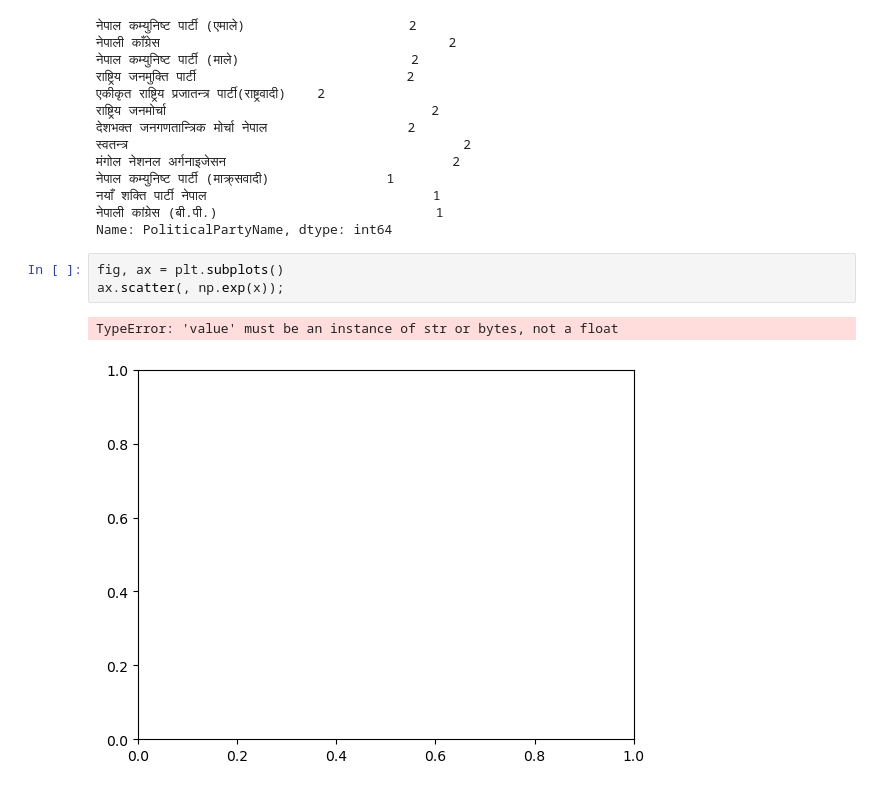
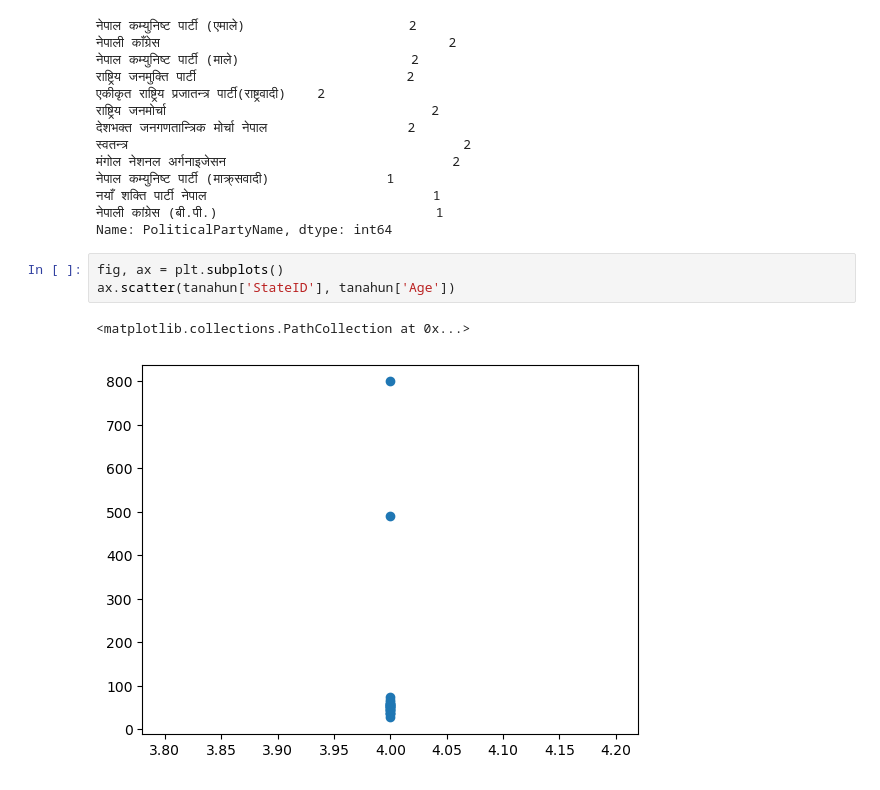
Before and after one commit to rasmibhattarai72/Datathon_ices, a Jupyter notebook: Datathon/Untitled.ipynb, the cells around one changed output. Cells and saved outputs as stored; diff of their text form.

```diff
--- a/Datathon/Untitled.ipynb
+++ b/Datathon/Untitled.ipynb
@@ -165,7 +165,7 @@ tanahun.PoliticalPartyName.value_counts()
 Name: PoliticalPartyName, dtype: int64
 # %%
 fig, ax = plt.subplots()
-ax.scatter(, np.exp(x));
+ax.scatter(tanahun['StateID'], tanahun['Age'])
 # %% [output]
-TypeError: 'value' must be an instance of str or bytes, not a float
+<matplotlib.collections.PathCollection at 0x...>
-[figure, old version]
+[figure, new version]
```
Also changed, not shown: parts of 8 cells of this notebook.
